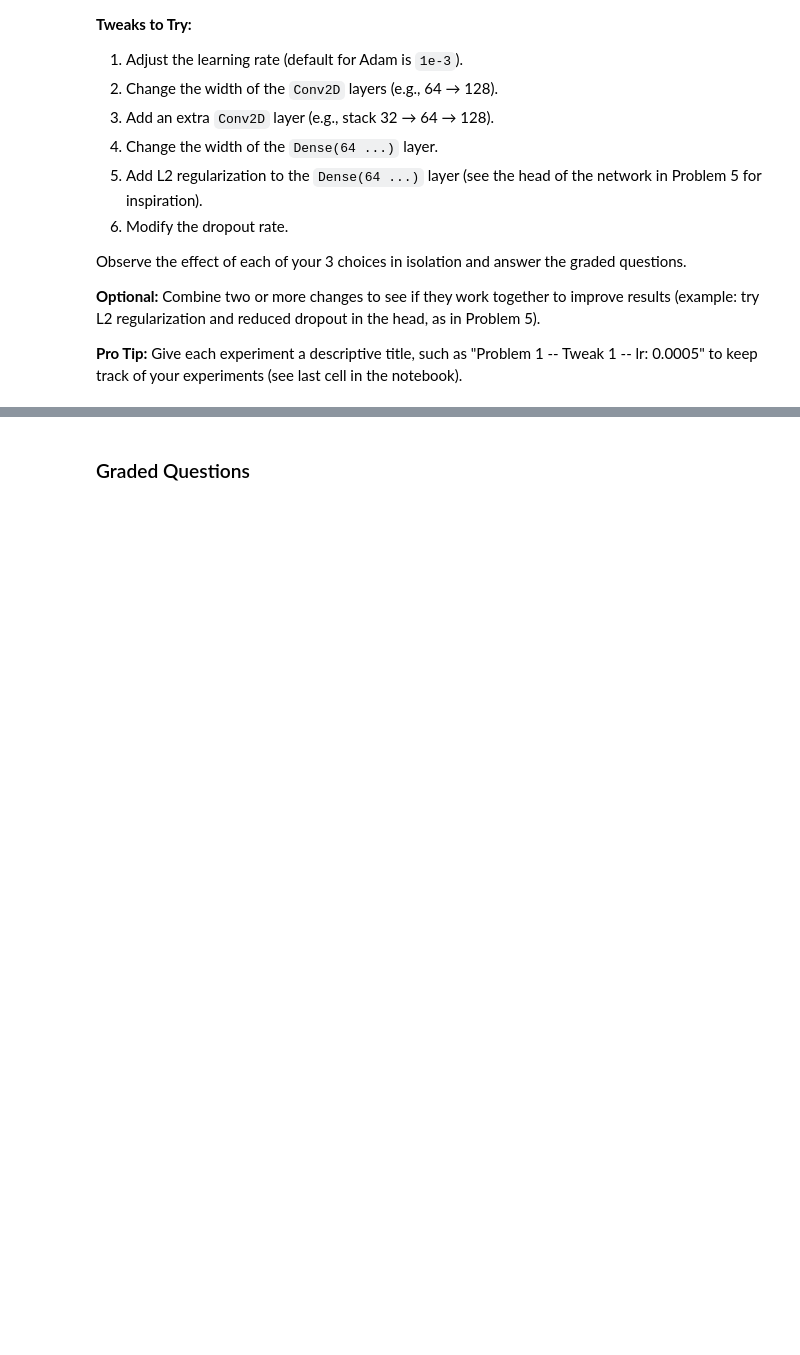
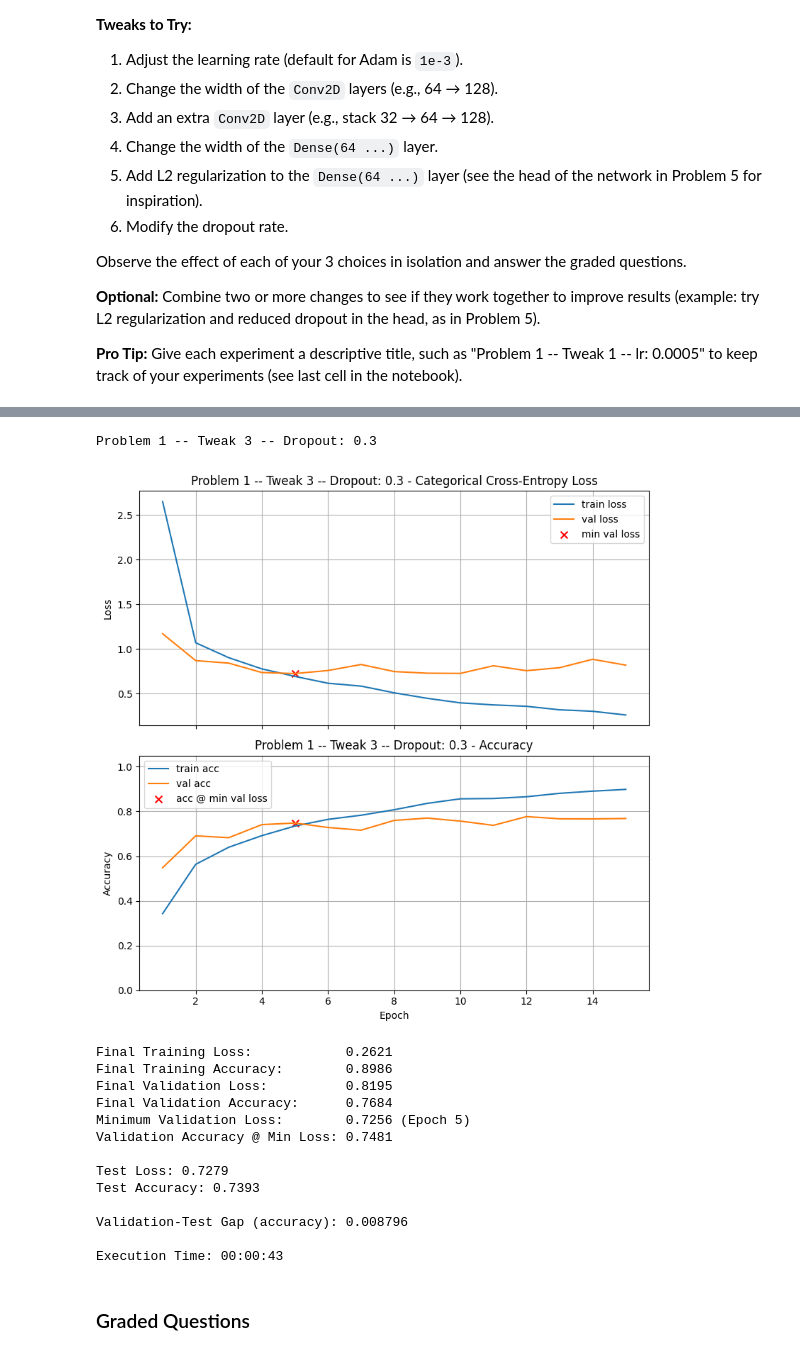
Before and after one commit to aydanmufti/Module-7-Assignments, a Jupyter notebook: Homework_04.ipynb, the cells around one changed output, grey strips where cells are left out. Cells and saved outputs as stored; diff of their text form; code cells hidden in the pictures; blank space fills up the shorter version.

```diff
--- a/Homework_04.ipynb
+++ b/Homework_04.ipynb
@@ -365,3 +453,36 @@ Combine two or more changes to see if they work together to improve results (exa
+# %%
+# Problem 1 - Tweak 3: Lower Dropout Rate
+he = initializers.HeNormal()
+
+model_tweak3 = models.Sequential([
+    Input(shape=X_train.shape[1:]),
+    Conv2D(32, (3,3), activation="relu", kernel_initializer=he, padding="same"),
+    MaxPooling2D(2),
+    Conv2D(64, (3,3), activation="relu", kernel_initializer=he, padding="same"),
+    MaxPooling2D(2),
+    Flatten(),
+    Dense(64, activation="relu", kernel_initializer=he),
+    Dropout(0.3),
+    Dense(num_classes, activation="softmax")
+])
+
+train_and_test(model_tweak3, title="Problem 1 -- Tweak 3 -- Dropout: 0.3")
+# %% [output]
+Problem 1 -- Tweak 3 -- Dropout: 0.3
+[figure, added]
+Final Training Loss:            0.2621
+Final Training Accuracy:        0.8986
+Final Validation Loss:          0.8195
+Final Validation Accuracy:      0.7684
+Minimum Validation Loss:        0.7256 (Epoch 5)
+Validation Accuracy @ Min Loss: 0.7481
+
+Test Loss: 0.7279
+Test Accuracy: 0.7393
+
+Validation-Test Gap (accuracy): 0.008796
+
+Execution Time: 00:00:43
 # %% [markdown]
 ### Graded Questions
 # %%
```
Also changed, not shown: parts of 28 cells of this notebook.
